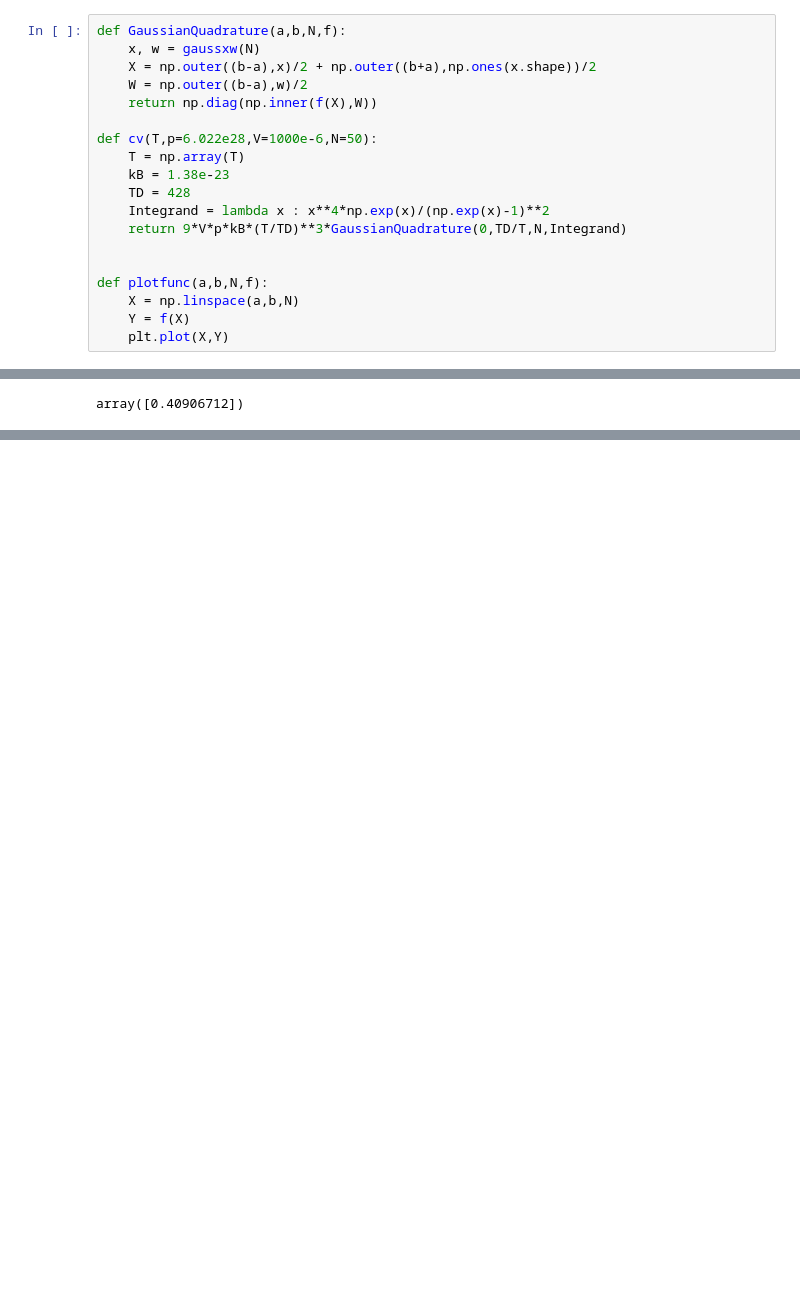
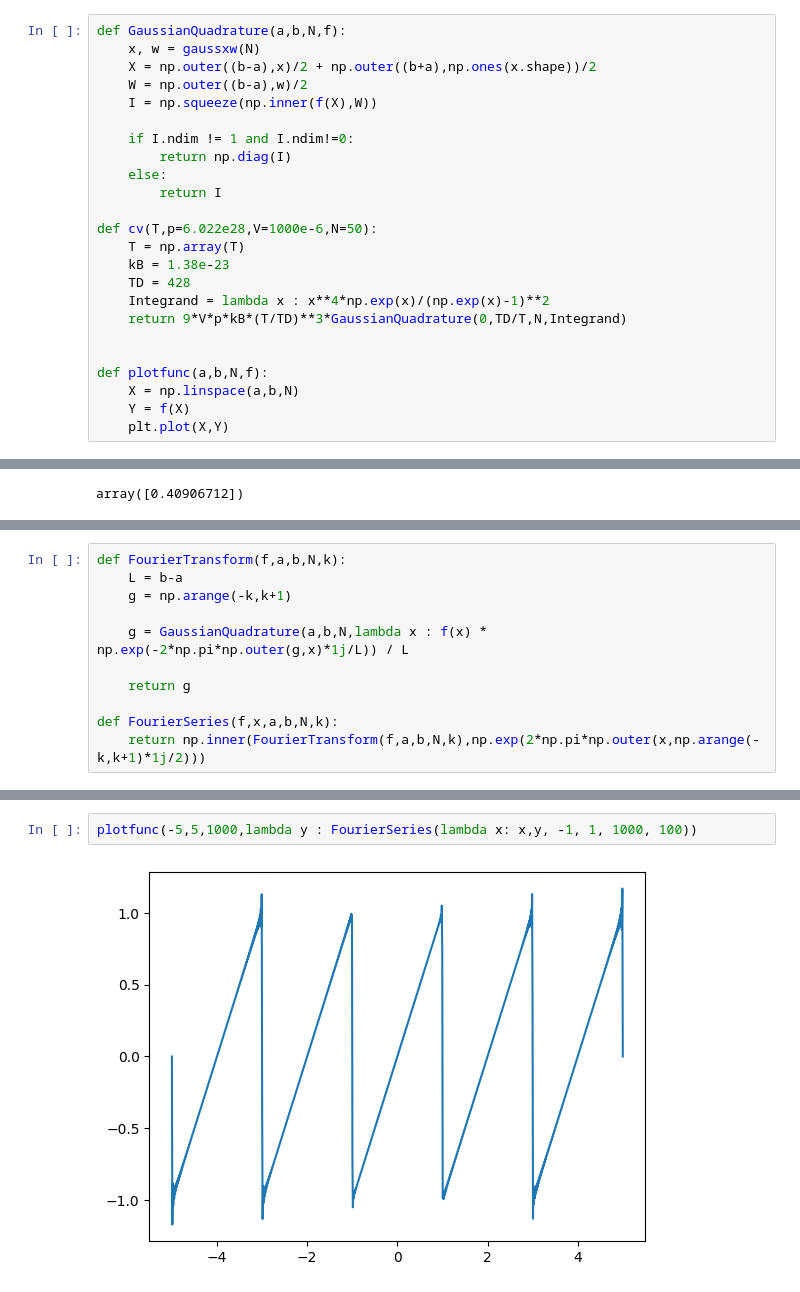
Before and after one commit to KonoEmllikDa/Fisica-Computacional, a Jupyter notebook: Física Computacional.ipynb, the cells around one changed output, grey strips where cells are left out. Saved outputs shown, nothing was run; the diff lists cells and outputs as text; blank space fills up the shorter version.

Commit message:
Fourier

```diff
--- a/Física Computacional.ipynb
+++ b/Física Computacional.ipynb
@@ -302,7 +301,12 @@ def GaussianQuadrature(a,b,N,f):
     x, w = gaussxw(N)
     X = np.outer((b-a),x)/2 + np.outer((b+a),np.ones(x.shape))/2
     W = np.outer((b-a),w)/2
-    return np.diag(np.inner(f(X),W))
+    I = np.squeeze(np.inner(f(X),W))
+
+    if I.ndim != 1 and I.ndim!=0:
+        return np.diag(I)
+    else:
+        return I
 
 def cv(T,p=6.022e28,V=1000e-6,N=50):
     T = np.array(T)
@@ -1547,0 +1561,11 @@ array([0.40906712])
+# %%
+def FourierTransform(f,a,b,N,k):
+    L = b-a
+    g = np.arange(-k,k+1)
+
+    g = GaussianQuadrature(a,b,N,lambda x : f(x) * np.exp(-2*np.pi*np.outer(g,x)*1j/L)) / L
+
+    return g
+
+def FourierSeries(f,x,a,b,N,k):
+    return np.inner(FourierTransform(f,a,b,N,k),np.exp(2*np.pi*np.outer(x,np.arange(-k,k+1)*1j/2)))
@@ -1547,0 +1576,4 @@ array([0.40906712])
+# %%
+plotfunc(-5,5,1000,lambda y : FourierSeries(lambda x: x,y, -1, 1, 1000, 100))
+# %% [output]
+[figure, added]
```
Also changed, not shown: parts of 9 cells of this notebook.
